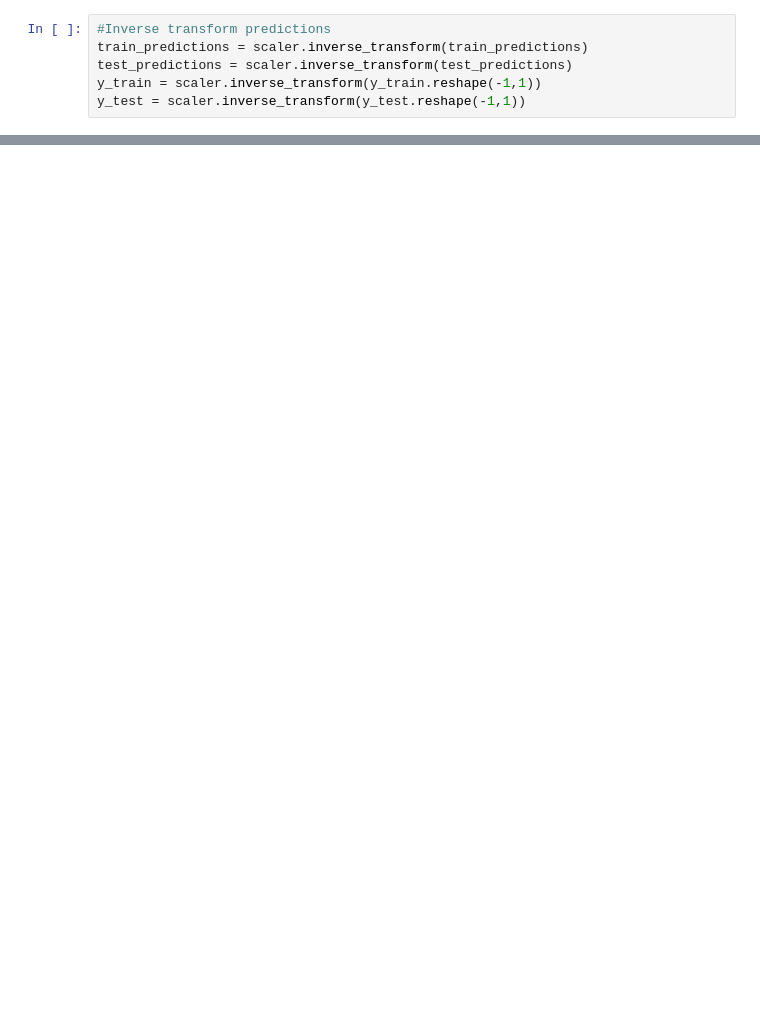
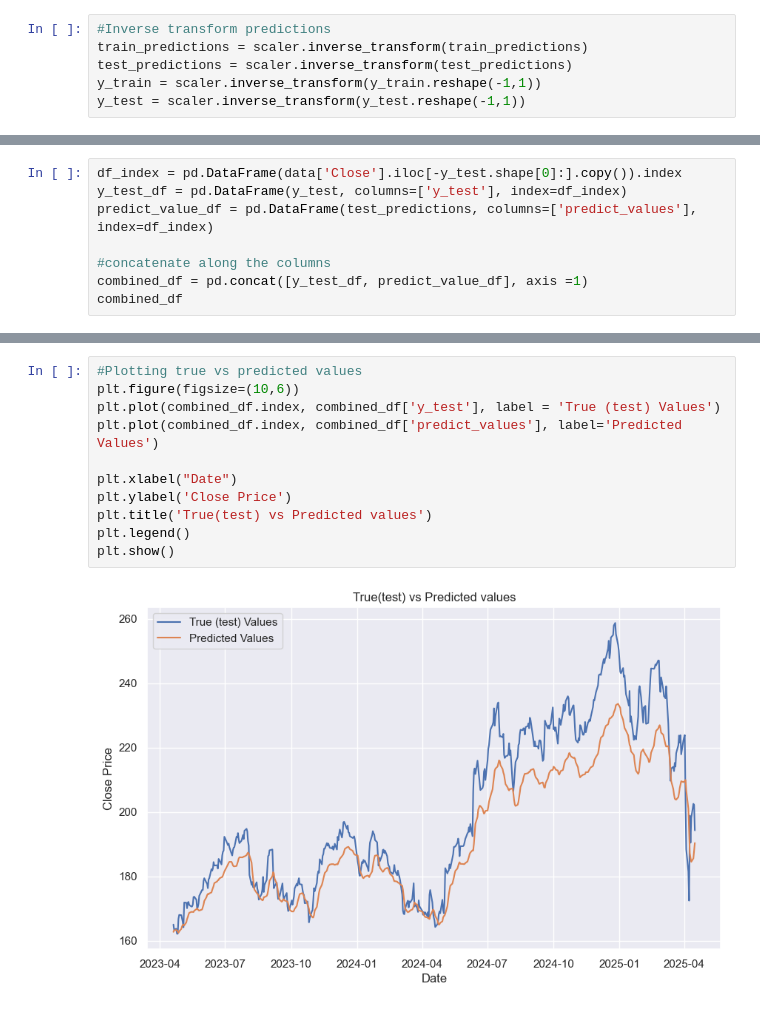
Before and after one commit to shaliniscode/stock_analysis, a Jupyter notebook: wavelet_lstm_analysis.ipynb, the cells around one changed output, grey strips where cells are left out. Drawn from its saved outputs; the diff is of its cells as text; blank space fills up the shorter version.

```diff
--- a/wavelet_lstm_analysis.ipynb
+++ b/wavelet_lstm_analysis.ipynb
@@ -585,0 +533,8 @@ ValueError: x and y must have same first dimension, but have shapes (499,) and (
+# %%
+df_index = pd.DataFrame(data['Close'].iloc[-y_test.shape[0]:].copy()).index
+y_test_df = pd.DataFrame(y_test, columns=['y_test'], index=df_index)
+predict_value_df = pd.DataFrame(test_predictions, columns=['predict_values'], index=df_index)
+
+#concatenate along the columns
+combined_df = pd.concat([y_test_df, predict_value_df], axis =1)
+combined_df
@@ -585,0 +556,13 @@ ValueError: x and y must have same first dimension, but have shapes (499,) and (
+# %%
+#Plotting true vs predicted values
+plt.figure(figsize=(10,6))
+plt.plot(combined_df.index, combined_df['y_test'], label = 'True (test) Values')
+plt.plot(combined_df.index, combined_df['predict_values'], label='Predicted Values')
+
+plt.xlabel("Date")
+plt.ylabel('Close Price')
+plt.title('True(test) vs Predicted values')
+plt.legend()
+plt.show()
+# %% [output]
+[figure, added]
```
Also changed, not shown: parts of 24 cells of this notebook, 2 other files.
